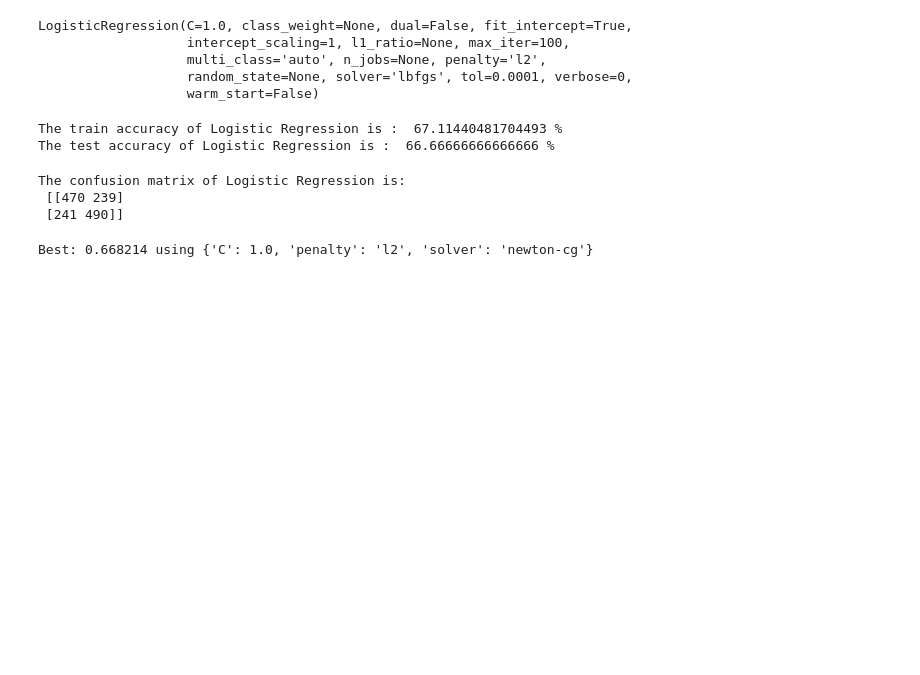
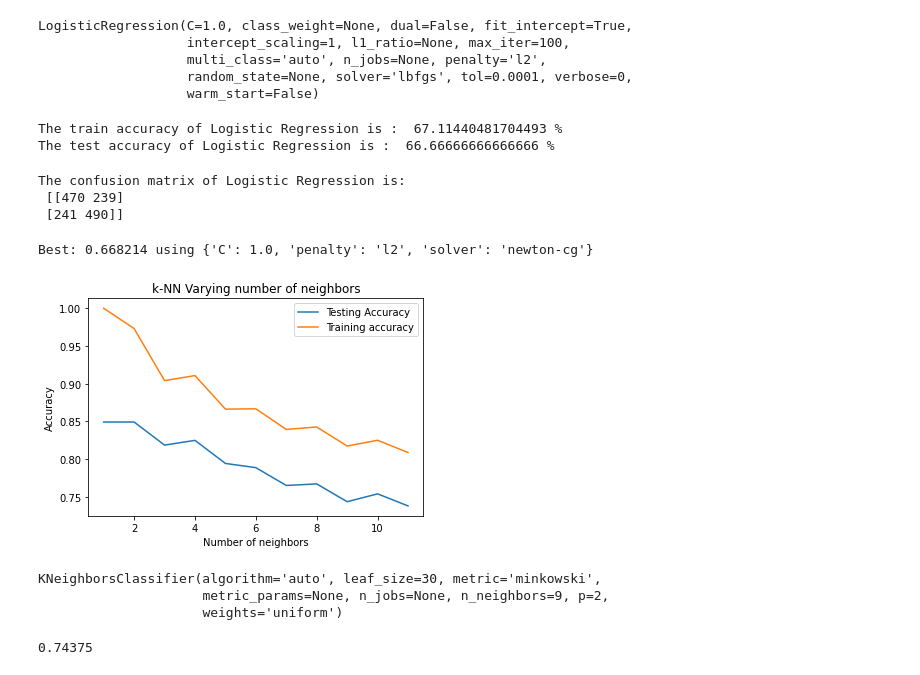
Before and after one commit to raghavendrakulkarni14/Cardiovascular_risk_prediction_classification, a Jupyter notebook: RaghavendraAKulkarniClassification.ipynb, the cells around one changed output. Drawn from its saved outputs; the diff is of its cells as text; code cells hidden in the pictures; blank space fills up the shorter version.

```diff
--- a/RaghavendraAKulkarniClassification.ipynb
+++ b/RaghavendraAKulkarniClassification.ipynb
@@ -364,3 +364,45 @@ grid_result = grid_search.fit(xtrain,ytrain)
 print("Best: %f using %s" % (grid_result.best_score_, grid_result.best_params_))
 # %% [output]
 Best: 0.668214 using {'C': 1.0, 'penalty': 'l2', 'solver': 'newton-cg'}
+# %%
+# Import KNeighborsClassifier
+from sklearn.neighbors import KNeighborsClassifier
+
+
+neighbors = np.arange(1,12)
+train_accuracy =np.empty(len(neighbors))
+test_accuracy = np.empty(len(neighbors))
+
+for i,k in enumerate(neighbors):
+    # Setup a knn classifier with k neighbors
+    knn = KNeighborsClassifier(n_neighbors=k)
+
+    # Fit the model
+    knn.fit(xtrain, ytrain)
+
+    # Compute accuracy on the training set
+    train_accuracy[i] = knn.score(xtrain, ytrain)
+
+    # Compute accuracy on the test set
+    test_accuracy[i] = knn.score(xtest, ytest)
+# %%
+plt.title('k-NN Varying number of neighbors')
+plt.plot(neighbors, test_accuracy, label='Testing Accuracy')
+plt.plot(neighbors, train_accuracy, label='Training accuracy')
+plt.legend()
+plt.xlabel('Number of neighbors')
+plt.ylabel('Accuracy')
+plt.show()
+# %% [output]
+[figure, added]
+# %%
+knn = KNeighborsClassifier(n_neighbors=9)
+knn.fit(xtrain,ytrain)
+# %% [output]
+KNeighborsClassifier(algorithm='auto', leaf_size=30, metric='minkowski',
+                     metric_params=None, n_jobs=None, n_neighbors=9, p=2,
+                     weights='uniform')
+# %%
+knn.score(xtest,ytest)
+# %% [output]
+0.74375
```
Also changed, not shown: parts of 4 cells of this notebook.
